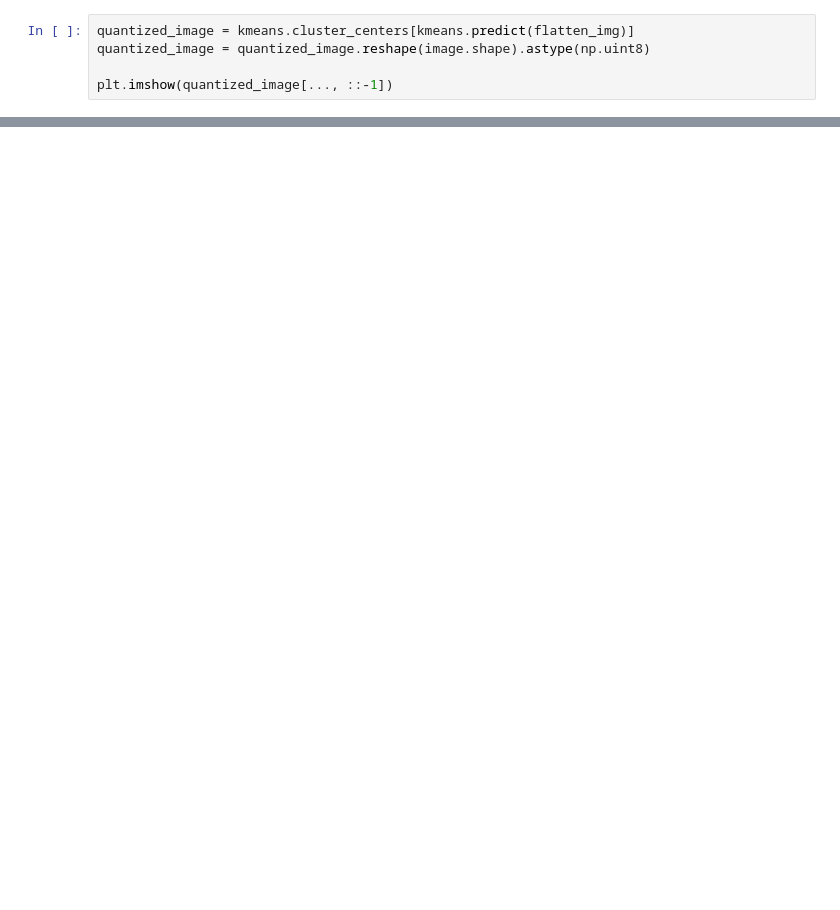
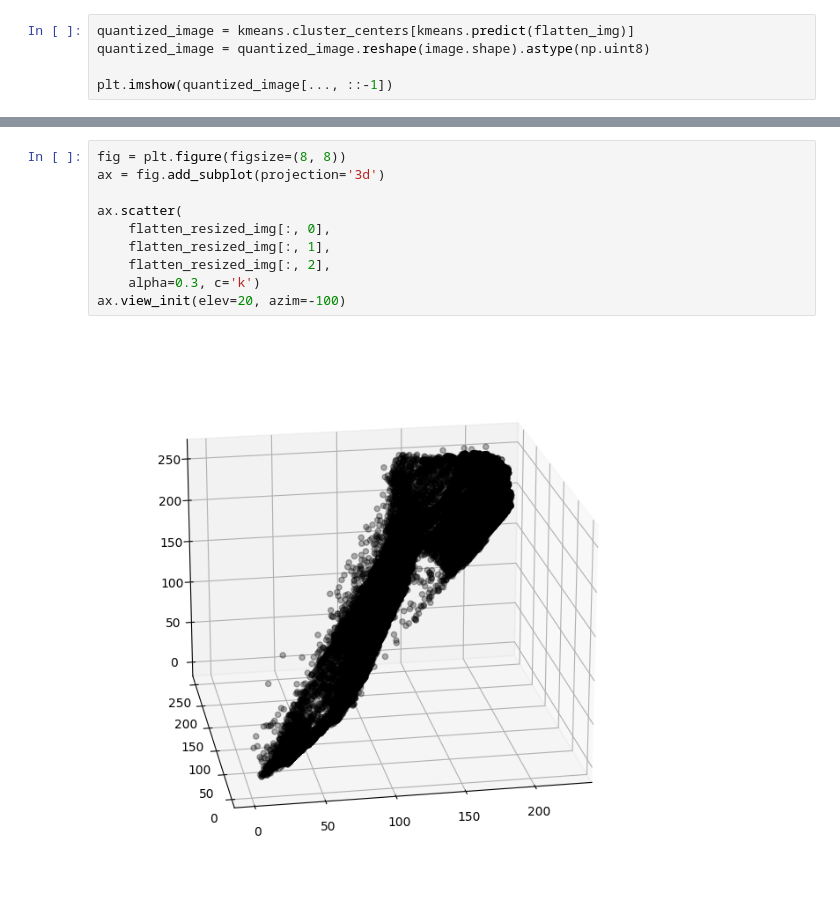
Before and after one commit to 25349023/ransac-image-alignment-segmentation, a Jupyter notebook: 2/HW3-2.ipynb, the cells around one changed output, grey strips where cells are left out. Saved outputs shown, nothing was run; the diff lists cells and outputs as text; blank space fills up the shorter version.

```diff
--- a/2/HW3-2.ipynb
+++ b/2/HW3-2.ipynb
@@ -162,0 +177,12 @@ array([[214, 206, 198],
+# %%
+fig = plt.figure(figsize=(8, 8))
+ax = fig.add_subplot(projection='3d')
+
+ax.scatter(
+    flatten_resized_img[:, 0],
+    flatten_resized_img[:, 1],
+    flatten_resized_img[:, 2],
+    alpha=0.3, c='k')
+ax.view_init(elev=20, azim=-100)
+# %% [output]
+[figure, added]
```
Also changed, not shown: parts of 8 cells of this notebook, 13 other files.
